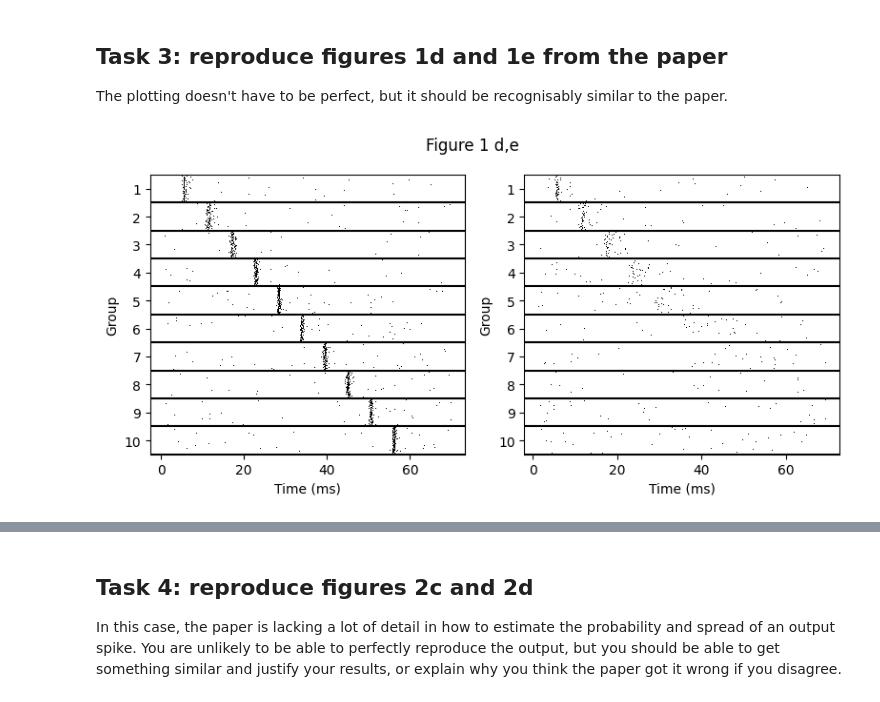
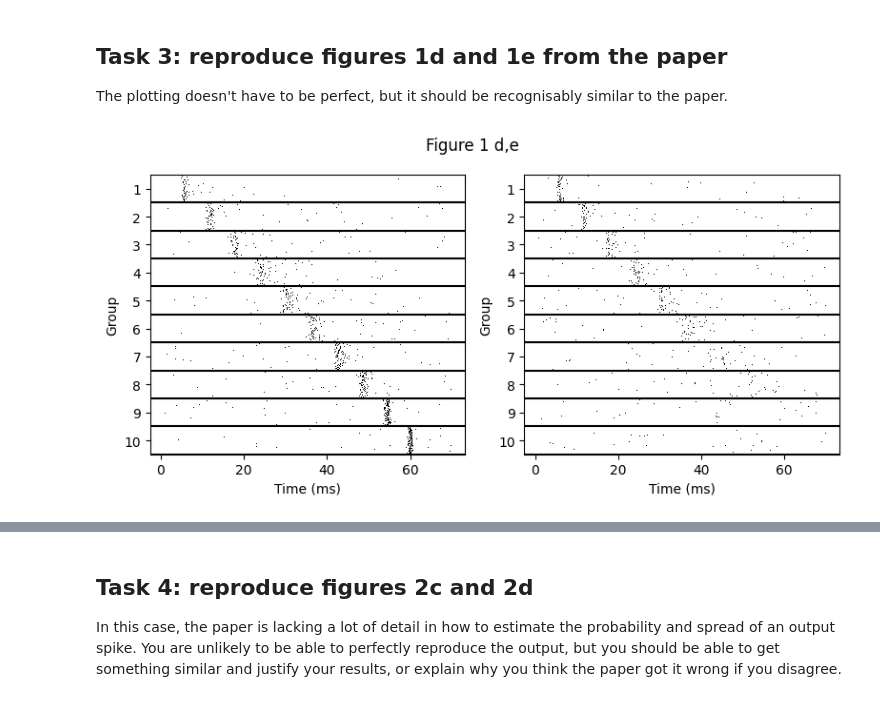
Before and after one commit to hk221/Neuro_for_ML, a Jupyter notebook: Synfire Chains/synfire_no_answers.ipynb, the cells around one changed output, grey strips where cells are left out. Cells and saved outputs as stored; diff of their text form; code cells hidden in the pictures.

```diff
--- a/Synfire Chains/synfire_no_answers.ipynb
+++ b/Synfire Chains/synfire_no_answers.ipynb
@@ -84,9 +84,6 @@ def simulate_layer(num_neurons=None, num_time_steps=None, spikes_in=None, noise=
     # Record activity
     v_rec = np.zeros((num_neurons, num_time_steps))
     spikes_out = np.zeros((num_neurons, num_time_steps))
-    '''delay_idx = int(delay / dt)
-    delayed_spikes = np. zeros ((num_neurons, num_time_steps))
-    delayed_spikes[:, delay_idx:] = spikes_in[:, :num_time_steps - delay_idx]'''
     # Apply input delay
     spikes_in = np.roll(spikes_in, int(delay/dt), axis=1)
 
@@ -154,7 +151,6 @@ def input_burst(
         spikes[neuron, spike_time] = 1
     return spikes
 
-
 # How might you use this function?
 def all_to_all(spikes, n_out=None):
     s = spikes.sum(axis=0)[None, :]
@@ -239,30 +235,30 @@ The plotting doesn't have to be perfect, but it should be recognisably similar t
 # %%
 # Verify figure 1d,e
 # TODO: Fill in missing value
 num_neurons = 100
 plt.figure(figsize=(8, 4))
 # TODO: Fill in missing value
 a_values = [50, 48]
 
 for plotidx, a in enumerate(a_values):
-    s = input_burst(num_neurons=200, num_active=75, offset=100, sigma=50.0, num_time_steps=700)
+    s = input_burst(num_neurons=num_neurons, num_active=a, offset=100, sigma=5.0, num_time_steps=700)
     plt.subplot(1, 2, plotidx + 1)
     for layer in range(10):
         # TODO: Add something here to represent the effect of the all-to-all spike connection
         #       Or incorporate into the simulate_layer function
         s_accumulated = all_to_all(s, num_neurons)
         _, s = simulate_layer(spikes_in=s_accumulated)
         i, t = s.nonzero()
         plt.plot(t * 0.1, i / 100 + 9 - layer, ",k")
         plt.axhline(layer, c="k")
     plt.ylim(0, 10)
     plt.yticks(np.arange(10) + 0.5, np.arange(1, 11)[::-1])
     plt.xlabel("Time (ms)")
     plt.ylabel("Group")
 plt.suptitle("Figure 1 d,e")
 plt.tight_layout()
 # %% [output]
-[figure, old version]
+[figure, new version]
 # %% [markdown]
 Expected results (may not be exactly the same each time you run):
 
```
Also changed, not shown: parts of 1 cell of this notebook.
